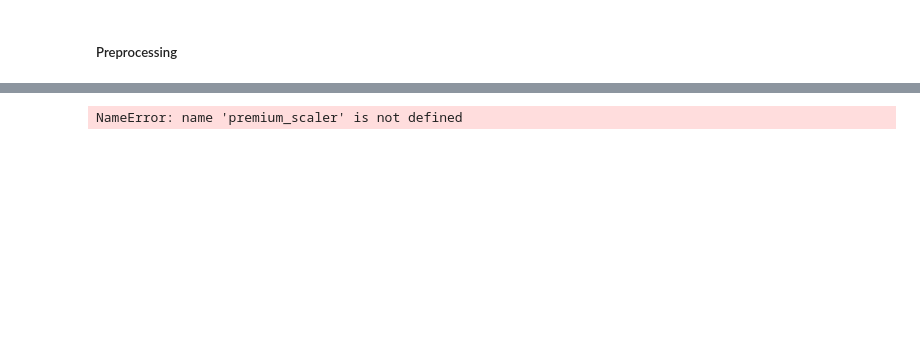
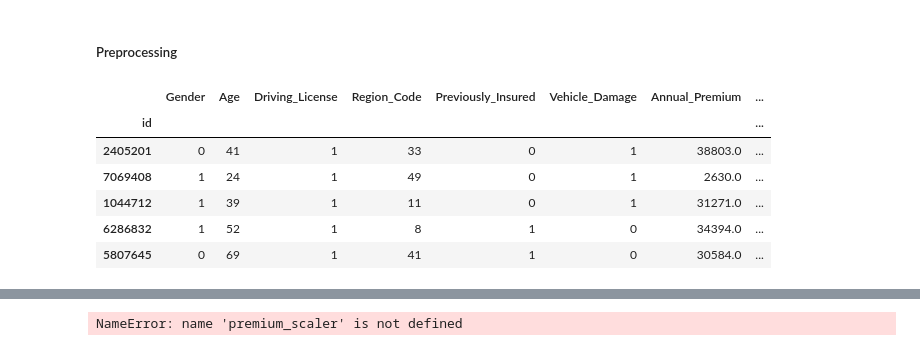
Before and after one commit to tristannew/kaggle, a Jupyter notebook: insurance_cross_selling/model.ipynb, the cells around one changed output, grey strips where cells are left out. Cells and saved outputs as stored; diff of their text form; code cells hidden in the pictures; blank space fills up the shorter version.

```diff
--- a/insurance_cross_selling/model.ipynb
+++ b/insurance_cross_selling/model.ipynb
@@ -41,4 +91,14 @@ def clean_data(df: pd.DataFrame) -> pd.DataFrame:
     return df
 # %%
 train = clean_data(train)
+# %%
+train.head()
+# %% [output]
+|  | Gender | Age | Driving_License | Region_Code | Previously_Insured | Vehicle_Damage | Annual_Premium | ... |
+| id |  |  |  |  |  |  |  | ... |
+| 2405201 | 0 | 41 | 1 | 33 | 0 | 1 | 38803.0 | ... |
+| 7069408 | 1 | 24 | 1 | 49 | 0 | 1 | 2630.0 | ... |
+| 1044712 | 1 | 39 | 1 | 11 | 0 | 1 | 31271.0 | ... |
+| 6286832 | 1 | 52 | 1 | 8 | 1 | 0 | 34394.0 | ... |
+| 5807645 | 0 | 69 | 1 | 41 | 1 | 0 | 30584.0 | ... |
 # %%
```
Also changed, not shown: parts of 12 cells of this notebook.
